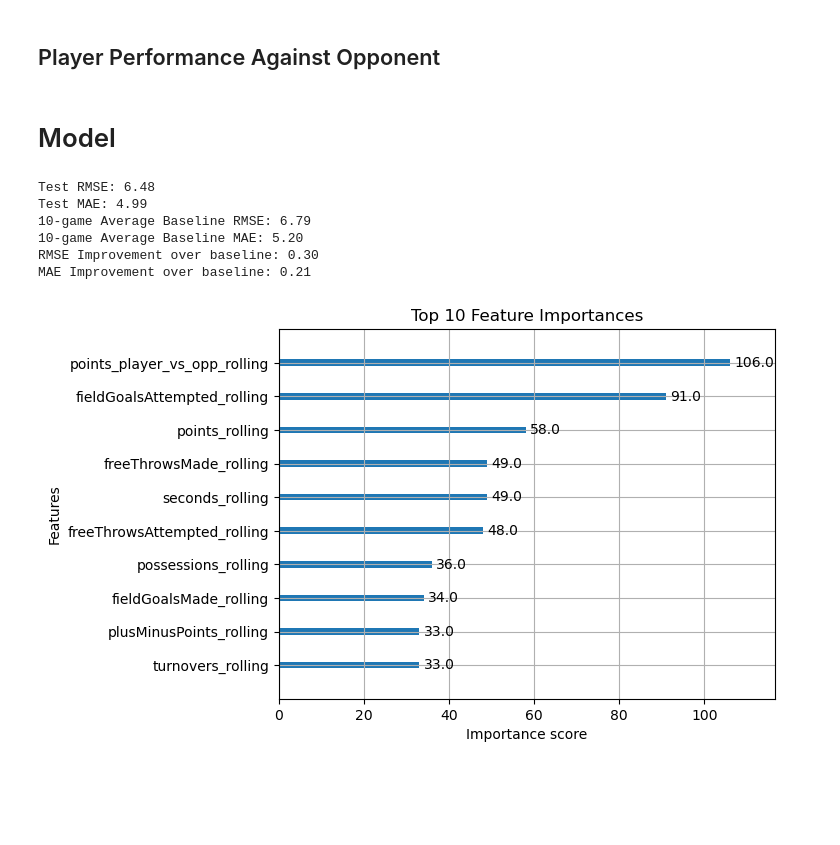
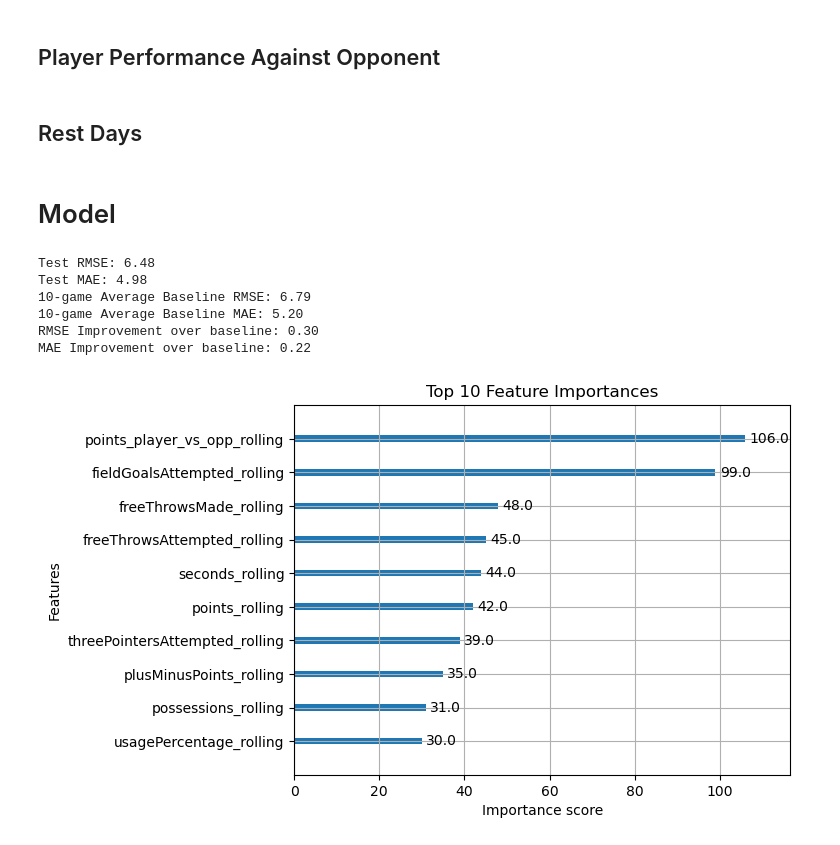
Before and after one commit to gaborszita/cmpsc-190a-project, a Jupyter notebook: owen_data.ipynb, the cells around one changed output. Saved outputs shown, nothing was run; the diff lists cells and outputs as text; code cells hidden in the pictures; blank space fills up the shorter version.

```diff
--- a/owen_data.ipynb
+++ b/owen_data.ipynb
@@ -200,6 +200,13 @@ player_vs_opp_stats = ['points']
 # %%
 for player_vs_opp_stat in player_vs_opp_stats:
     player_vs_opponent_rolling(player_vs_opp_stat, 5)
+# %% [markdown]
+## Rest Days
+# %%
+data['prevGameDate'] = data.groupby('playerSlug')['gameDate'].shift(1)
+data['restDays'] = (data['gameDate'] - data['prevGameDate']).dt.days
+data.drop(columns='prevGameDate', inplace=True)
+data['restDays'] = data['restDays'].clip(upper=4)
 # %% [markdown]
 # Model
 # %%
@@ -210,7 +217,7 @@ target = "points"
 opp_stats = [stat.replace("team_", "opp_") for stat in opp_stats]
 player_vs_opp_stats = [f"{player_vs_opp_stat}_player_vs_opp" for player_vs_opp_stat in player_vs_opp_stats]
 combined = player_stats + opp_stats + player_vs_opp_stats
-features = [f"{feature}_rolling" for feature in combined]
+features = [f"{feature}_rolling" for feature in combined] + ['restDays']
 
 # Drop rows with missing data (or impute if you prefer)
 data = data.dropna(subset=features + [target])
@@ -238,33 +245,33 @@ model.fit(X_train, y_train)
 y_pred = model.predict(X_test)
 mse = mean_squared_error(y_test, y_pred)
 rmse = np.sqrt(mse)
 mae = mean_absolute_error(y_test, y_pred)
 print(f"Test RMSE: {rmse:.2f}")
 print(f"Test MAE: {mae:.2f}")
 
 # Evaluate baseline (10-game average)
 y_baseline_pred = X_test[f"{target}_rolling"]
 baseline_mse = mean_squared_error(y_test, y_baseline_pred)
 baseline_rmse = np.sqrt(baseline_mse)
 baseline_mae = mean_absolute_error(y_test, y_baseline_pred)
 print(f"10-game Average Baseline RMSE: {baseline_rmse:.2f}")
 print(f"10-game Average Baseline MAE: {baseline_mae:.2f}")
 
 # Improvement
 rmse_improvement = baseline_rmse - rmse
 mae_improvement = baseline_mae - mae
 print(f"RMSE Improvement over baseline: {rmse_improvement:.2f}")
 print(f"MAE Improvement over baseline: {mae_improvement:.2f}")
 
 # Plot Feature Importance
 plot_importance(model, max_num_features=10)
 plt.title("Top 10 Feature Importances")
 plt.show()
 # %% [output]
 Test RMSE: 6.48
-Test MAE: 4.99
+Test MAE: 4.98
 10-game Average Baseline RMSE: 6.79
 10-game Average Baseline MAE: 5.20
 RMSE Improvement over baseline: 0.30
-MAE Improvement over baseline: 0.21
+MAE Improvement over baseline: 0.22
-[figure, old version]
+[figure, new version]
```
